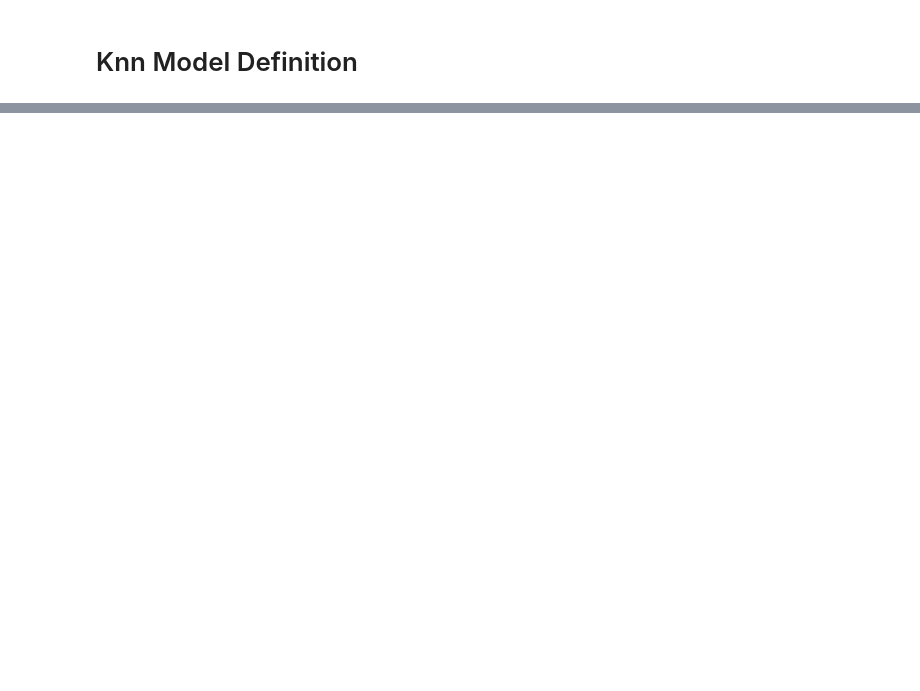
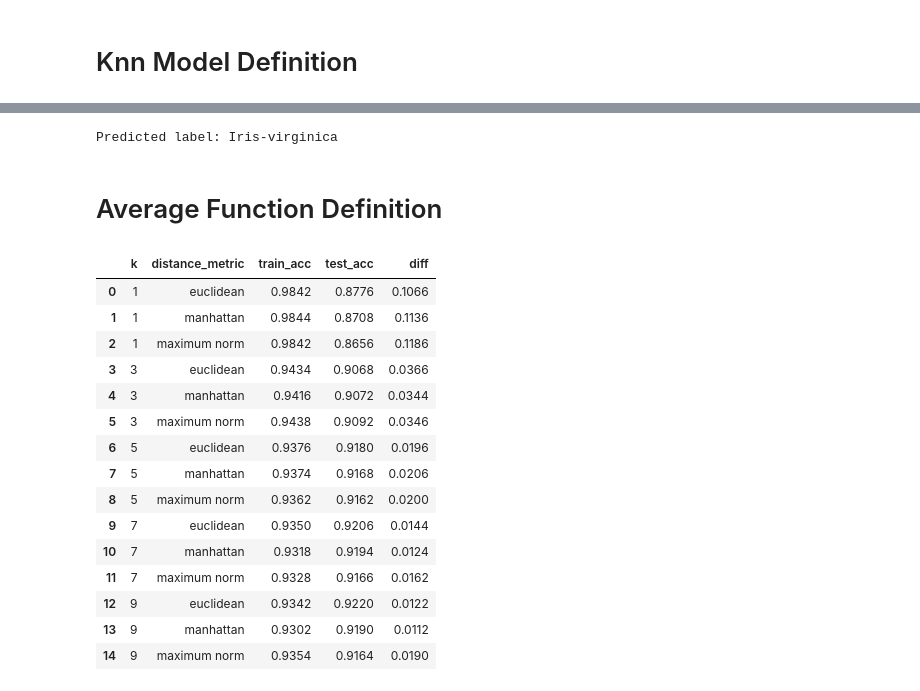
Before and after one commit to Noamnes/ML_Ass3, a Jupyter notebook: Question1.ipynb, the cells around one changed output, grey strips where cells are left out. Cells and saved outputs as stored; diff of their text form; code cells hidden in the pictures; blank space fills up the shorter version.

Commit message:
writing average function

```diff
--- a/Question1.ipynb
+++ b/Question1.ipynb
@@ -219,0 +197,31 @@ TypeError: unsupported operand type(s) for -: 'list' and 'list'
+# %%
+# Initialize the KNN model
+knn = KNN()
+
+# Set hyperparameters with a custom distance metric
+def custom_distance(p1, p2):
+    return np.sum((p1 - p2) ** 2)  # Example custom metric
+
+knn.set(k=5, distance_metric=custom_distance)
+
+# Randomly sample half the rows for the training set
+train_df = df.sample(frac=0.5, random_state=42)
+
+# Use the remaining rows for the test set
+test_df = df.drop(train_df.index)
+
+# Provide training data
+X_train = train_df[['2','3']]
+y_train = train_df['species']
+
+X_test = test_df[['2','3']]
+y_test = test_df['species']
+
+knn.train(X_train, y_train)
+# Predict for a new data point
+prediction = knn.predict((2.5,7))
+print(f"Predicted label: {prediction}")
+# %% [output]
+Predicted label: Iris-virginica
+# %% [markdown]
+# Average Function Definition
@@ -219,0 +372,29 @@ TypeError: unsupported operand type(s) for -: 'list' and 'list'
+# %%
+# compute average accuracy for the KNN model
+avg_acc_df = return_avg(
+    model=knn,
+    X=df.drop('species', axis=1).to_numpy(),
+    y=df['species'].to_numpy(),
+    train_test_precentage=0.5,
+    model_parameters={"k": [1, 3, 5, 7, 9], "distance_metric": ["euclidean", "manhattan", "maximum norm"]},
+    num_of_runs=100
+)
+# %%
+avg_acc_df
+# %% [output]
+|  | k | distance_metric | train_acc | test_acc | diff |
+| 0 | 1 | euclidean | 0.9842 | 0.8776 | 0.1066 |
+| 1 | 1 | manhattan | 0.9844 | 0.8708 | 0.1136 |
+| 2 | 1 | maximum norm | 0.9842 | 0.8656 | 0.1186 |
+| 3 | 3 | euclidean | 0.9434 | 0.9068 | 0.0366 |
+| 4 | 3 | manhattan | 0.9416 | 0.9072 | 0.0344 |
+| 5 | 3 | maximum norm | 0.9438 | 0.9092 | 0.0346 |
+| 6 | 5 | euclidean | 0.9376 | 0.9180 | 0.0196 |
+| 7 | 5 | manhattan | 0.9374 | 0.9168 | 0.0206 |
+| 8 | 5 | maximum norm | 0.9362 | 0.9162 | 0.0200 |
+| 9 | 7 | euclidean | 0.9350 | 0.9206 | 0.0144 |
+| 10 | 7 | manhattan | 0.9318 | 0.9194 | 0.0124 |
+| 11 | 7 | maximum norm | 0.9328 | 0.9166 | 0.0162 |
+| 12 | 9 | euclidean | 0.9342 | 0.9220 | 0.0122 |
+| 13 | 9 | manhattan | 0.9302 | 0.9190 | 0.0112 |
+| 14 | 9 | maximum norm | 0.9354 | 0.9164 | 0.0190 |
```
Also changed, not shown: parts of 8 cells of this notebook.
